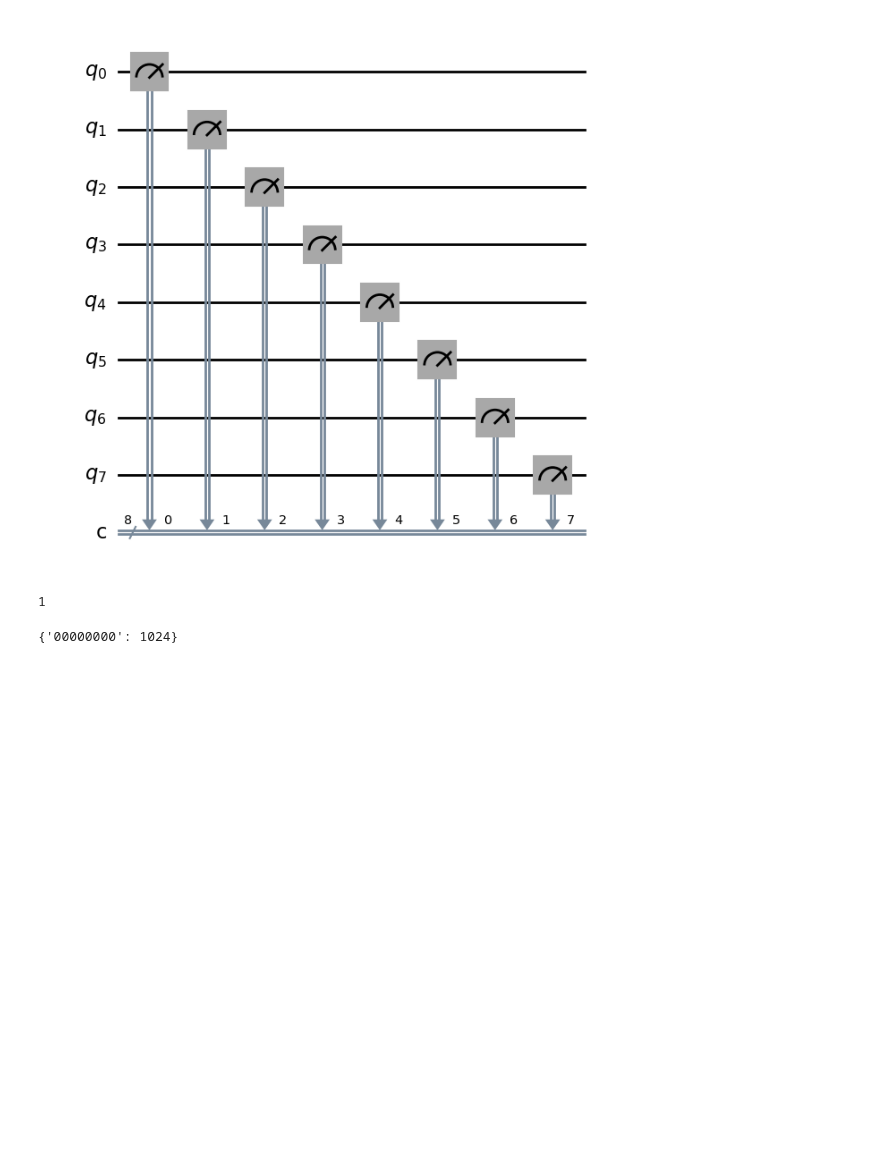
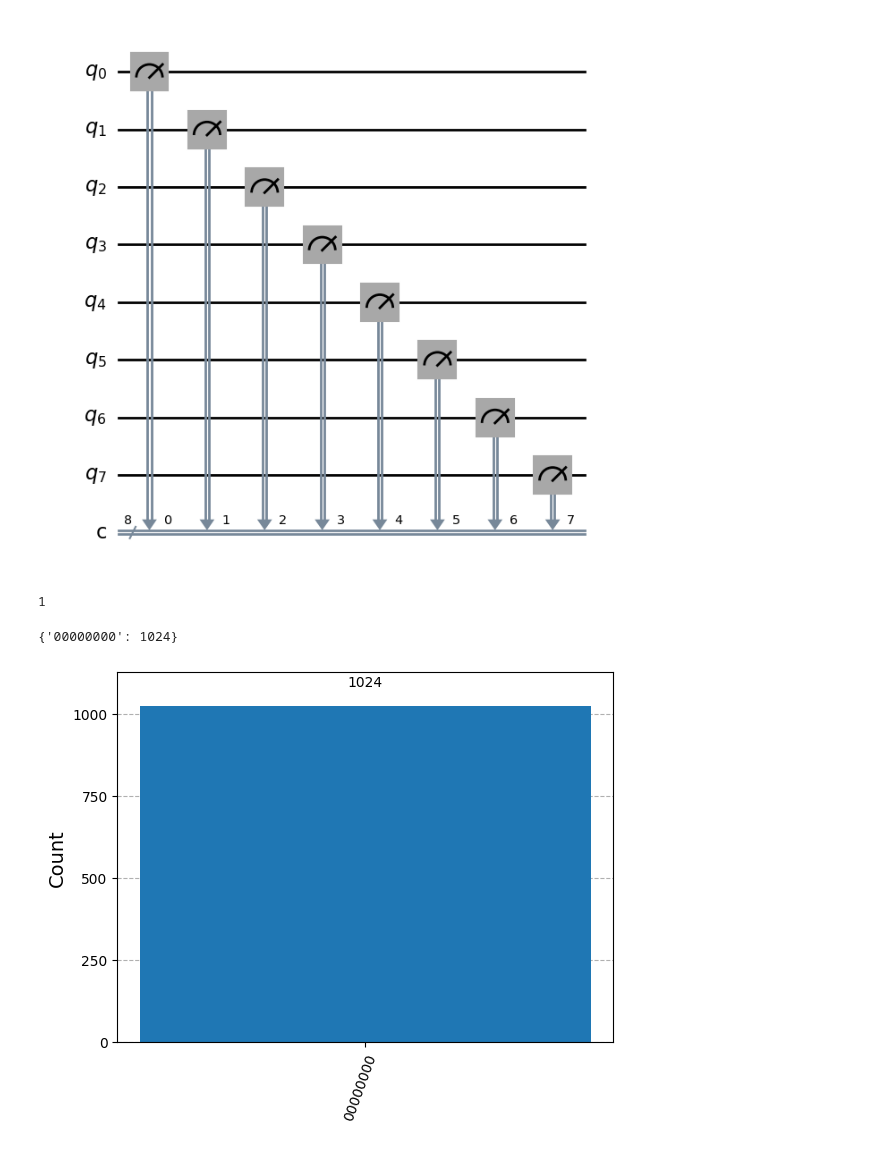
Before and after one commit to k2co3-0803-n/Qiskit, a Jupyter notebook: gate_circuit_measurement.ipynb, the cells around one changed output. Drawn from its saved outputs; the diff is of its cells as text; code cells hidden in the pictures; blank space fills up the shorter version.

```diff
--- a/bits_gates_circuits.ipynb
+++ b/gate_circuit_measurement.ipynb
@@ -391,4 +391,6 @@ print(counts)
 {'00000000': 1024}
 # %%
 # Step 4: Postprocess the results
-plot
+plot_histogram(counts)
+# %% [output]
+[figure, added]
```
